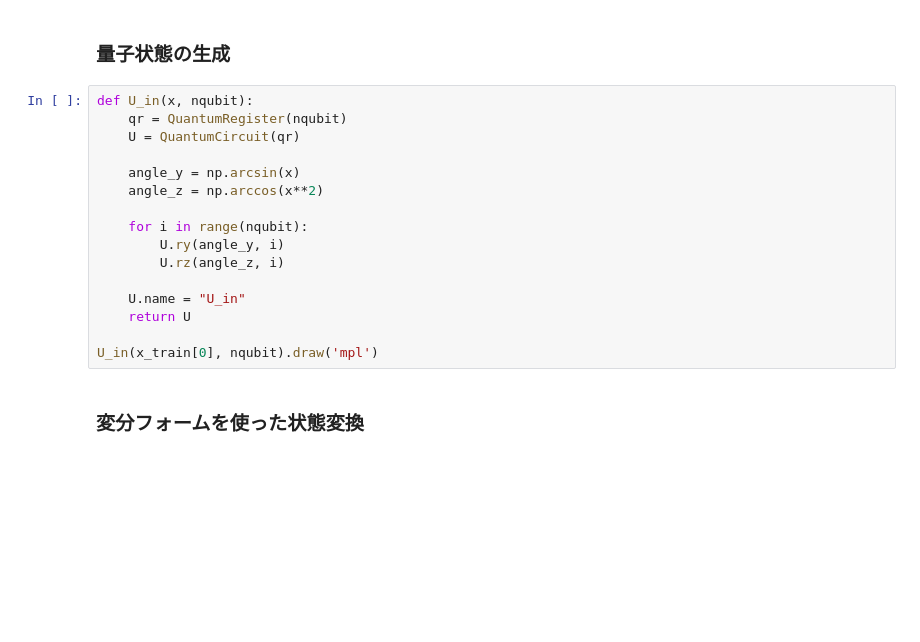
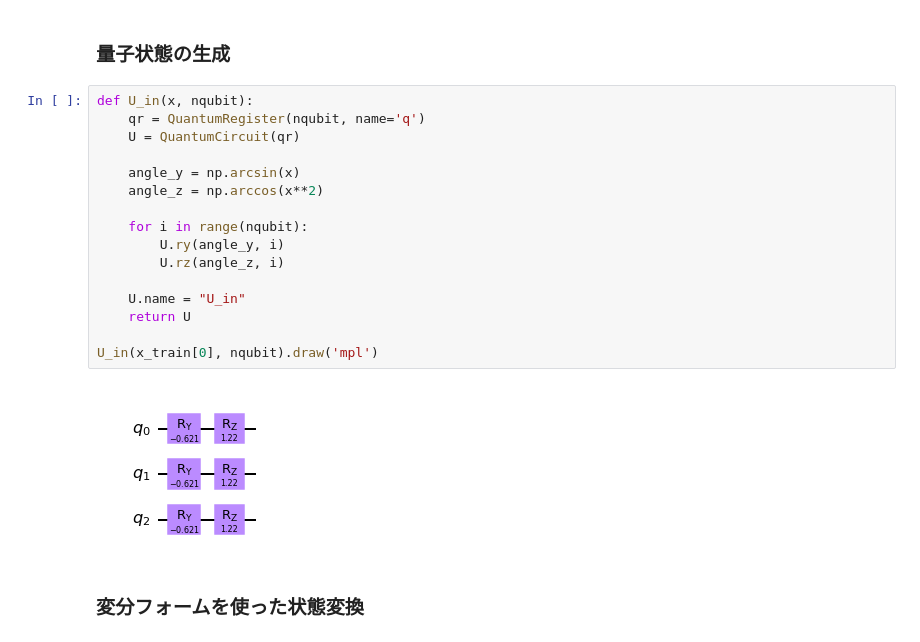
Before and after one commit to kterashi/qc-workbook-lecturenotes, a Jupyter notebook: ja/2022_06_02.ipynb, the cells around one changed output. Saved outputs shown, nothing was run; the diff lists cells and outputs as text; blank space fills up the shorter version.

```diff
--- a/ja/2022_06_02.ipynb
+++ b/ja/2022_06_02.ipynb
@@ -46,20 +54,22 @@ y_train_noise = y_train + mag_noise * np.random.randn(num_x_train)
 ### 量子状態の生成
 # %%
 def U_in(x, nqubit):
-    qr = QuantumRegister(nqubit)
+    qr = QuantumRegister(nqubit, name='q')
     U = QuantumCircuit(qr)
 
     angle_y = np.arcsin(x)
     angle_z = np.arccos(x**2)
 
     for i in range(nqubit):
         U.ry(angle_y, i)
         U.rz(angle_z, i)
 
     U.name = "U_in"
     return U
 
 U_in(x_train[0], nqubit).draw('mpl')
+# %% [output]
+[figure, added]
 # %% [markdown]
 ### 変分フォームを使った状態変換
 # %%
```
Also changed, not shown: parts of 6 cells of this notebook, 1 other file.
